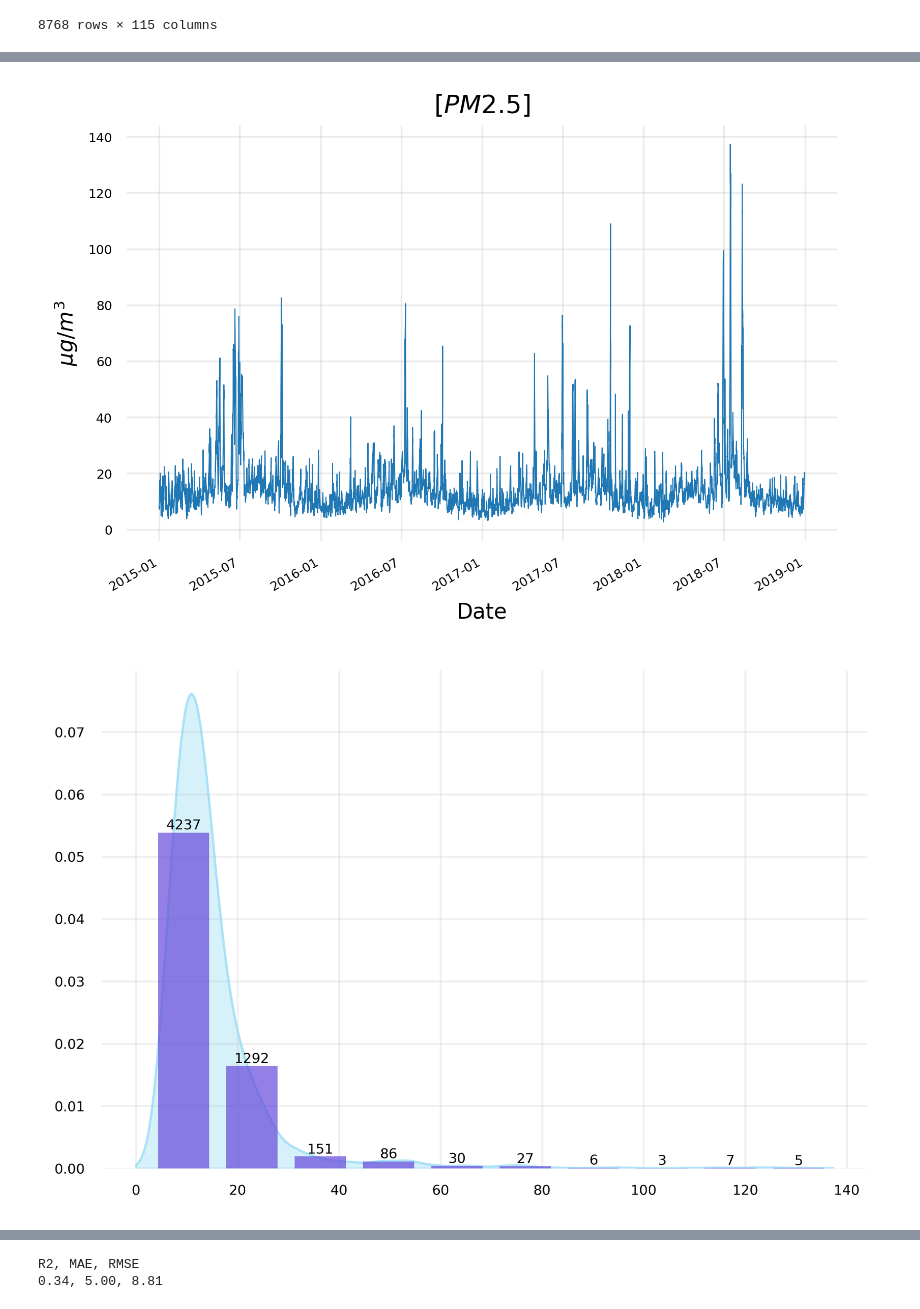
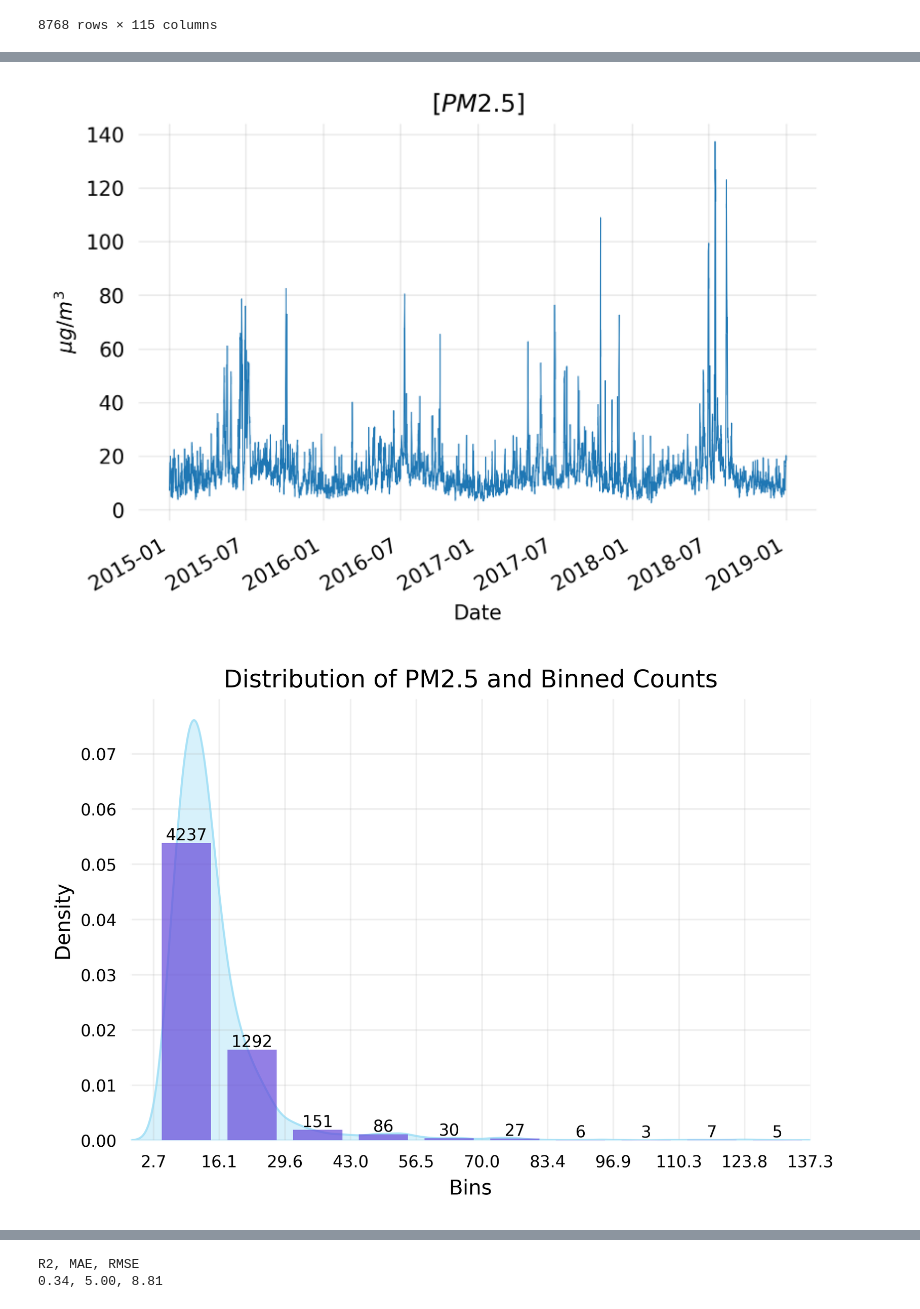
Before and after one commit to K20shores/HoustonPM2.5, a Jupyter notebook: Analysis.ipynb, the cells around one changed output, grey strips where cells are left out. Cells and saved outputs as stored; diff of their text form; code cells hidden in the pictures.

```diff
--- a/Analysis.ipynb
+++ b/Analysis.ipynb
@@ -82,49 +111,63 @@ fig, ax = plt.subplots(dpi=300)
 # train.resample('D').mean().plot(y='PM2.5', ax=ax, lw=0.5, legend=False)
 train.plot(y='PM2.5', ax=ax, lw=0.5, legend=False)
 
-ax.spines['top'].set_visible(False)
-ax.spines['bottom'].set_visible(False)
-ax.spines['left'].set_visible(False)
-ax.spines['right'].set_visible(False)
+# ax.axvspan(pd.Timestamp('2018-07-01'), pd.Timestamp('2018-07-30'), color='red', alpha=0.4)
 
-ax.tick_params(axis='both', labelsize=6, width=0, which='both')
-ax.grid(alpha=0.25)
+ax.tick_params(axis='both', labelsize=10, width=0, which='both')
+ax.grid(True, alpha=0.25)
 
 ax.set_ylabel(r'$\mu g/m^3$')
 
 ax.set_title('$[PM2.5]$');
 # %% [output]
-[figure, old version]
+[figure, new version]
 # %%
 from sklearn import preprocessing
 import scipy.stats as stats
 
-def histogram_density_plot(df, bins = 30, by = None):
-    fig, ax = plt.subplots(dpi=600)
+def histogram_density_plot(df, nbins = 30, by = None, title = None, bin_fontsize = 8, tick_fontsize=6, xlabel=None, ylabel=None, dpi=600, xmin= 0):
+    fig, ax = plt.subplots(dpi=dpi)
 
     density = stats.kde.gaussian_kde(df[by].values)
-    x = np.linspace(0, df[by].values.max(), 500)
+    x = np.arange(xmin, df[by].values.max(), .1)
     density = density(x)
 
     ax.plot(x, density, alpha=0.7, lw=1, color='#9CDEF6')
     ax.fill_between(x, density, alpha=0.4, color='#9CDEF6')
 
-    n, _, patches = ax.hist(df[by], bins=bins, rwidth=0.75, density=True, alpha=0.7, zorder=3, color='#6549DA')
-    counts = df[by].value_counts(bins=bins, sort=False)
+    n, bins, patches = ax.hist(df[by], bins=nbins, rwidth=0.75, density=True, alpha=0.7, zorder=3, color='#6549DA')
+    ax.set_xticks(bins)
+    counts = df[by].value_counts(bins=nbins, sort=False)
     for count, bar in zip(counts, patches):
-        ax.text(bar.get_x() + bar.get_width()/2, bar.get_height()+.0005, f'{count}', fontsize=6, ha='center')
+        ax.text(bar.get_x() + bar.get_width()/2, bar.get_height()+.0005, f'{count}', fontsize=bin_fontsize, ha='center')
 
-    ax.spines['top'].set_visible(False)
-    ax.spines['bottom'].set_visible(False)
-    ax.spines['left'].set_visible(False)
-    ax.spines['right'].set_visible(False)
-    ax.tick_params(axis='both', labelsize=6, width=0, which='both')
+    ax.set_xlim((xmin, df[by].values.max()))
+    ax.tick_params(axis='both', labelsize=tick_fontsize, width=0, which='both')
     ax.grid(True, alpha=0.2)
+
+    if title is not None:
+        ax.set_title(title)
+
+    if xlabel is not None:
+        ax.set_xlabel(xlabel)
+
+    if ylabel is not None:
+        ax.set_ylabel(ylabel)
+
+    return bins
 # %%
 # daily = train.resample('D').mean()
-histogram_density_plot(train, by='PM2.5', bins=10)
+bins = histogram_density_plot(train,
+                       by='PM2.5',
+                       nbins=10,
+                       title="Distribution of PM2.5 and Binned Counts",
+                       tick_fontsize=8,
+                       dpi=600,
+                       xlabel='Bins',
+                       ylabel='Density',
+                       xmin=-2)
 # %% [output]
-[figure, old version]
+[figure, new version]
 # %%
 from sklearn.feature_selection import mutual_info_regression, SelectKBest
 from sklearn import preprocessing
```
Also changed, not shown: parts of 42 cells of this notebook.
